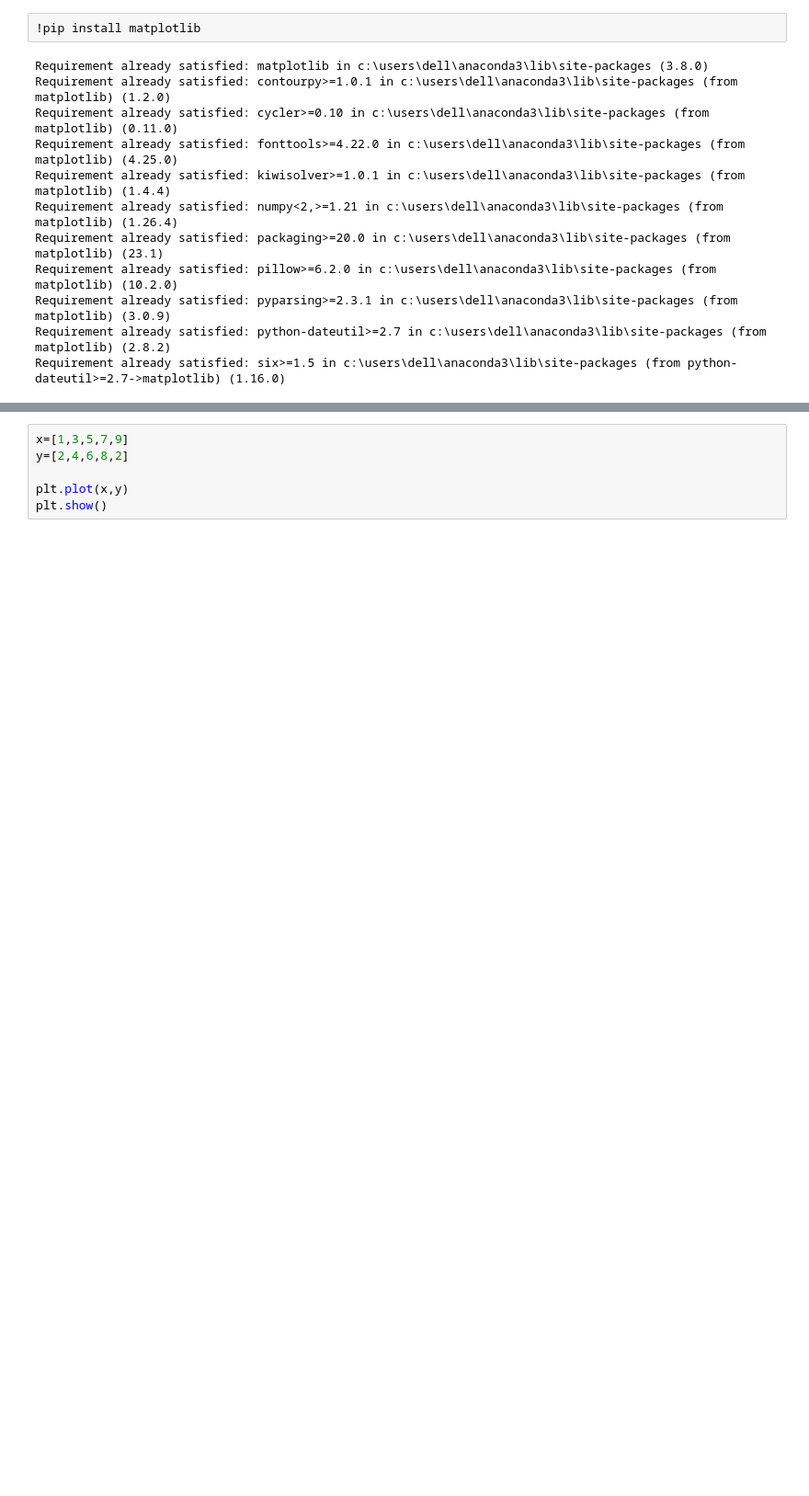
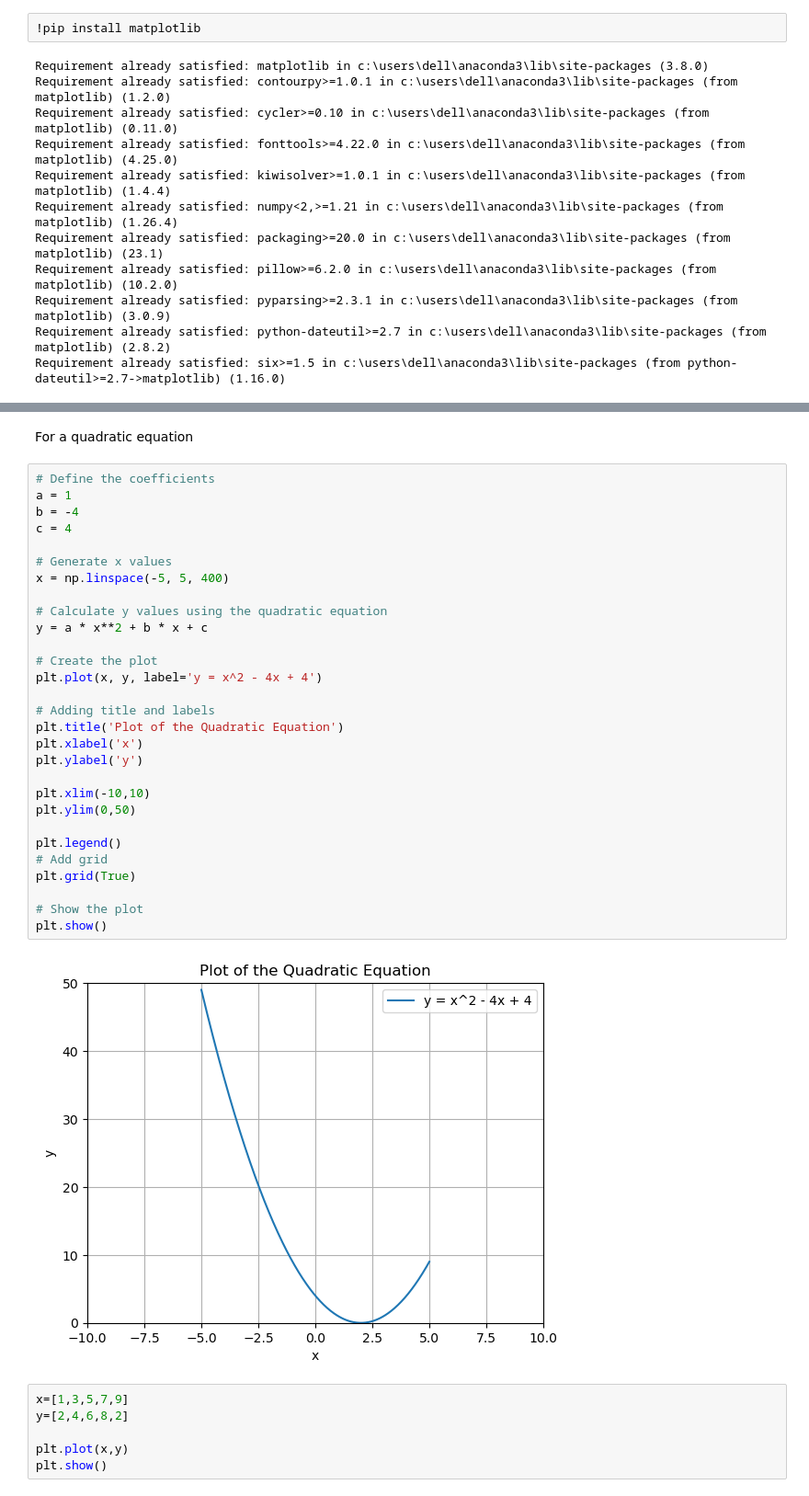
Before and after one commit to RaghuVamsi5546/Python_Libraries_Practice, a Jupyter notebook: matplotlib_practice.ipynb, the cells around one changed output, grey strips where cells are left out. Shown: that part at 92% size. Saved outputs shown, nothing was run; the diff lists cells and outputs as text; blank space fills up the shorter version.

```diff
--- a/matplotlib_practice.ipynb
+++ b/matplotlib_practice.ipynb
@@ -22,3 +66,36 @@ import pandas as pd
+# %% [markdown]
+For a quadratic equation
+# %%
+# Define the coefficients
+a = 1
+b = -4
+c = 4
+
+# Generate x values
+x = np.linspace(-5, 5, 400)
+
+# Calculate y values using the quadratic equation
+y = a * x**2 + b * x + c
+
+# Create the plot
+plt.plot(x, y, label='y = x^2 - 4x + 4')
+
+# Adding title and labels
+plt.title('Plot of the Quadratic Equation')
+plt.xlabel('x')
+plt.ylabel('y')
+
+plt.xlim(-10,10)
+plt.ylim(0,50)
+
+plt.legend()
+# Add grid
+plt.grid(True)
+
+# Show the plot
+plt.show()
+# %% [output]
+[figure, added]
 # %%
 x=[1,3,5,7,9]
 y=[2,4,6,8,2]
```
Also changed, not shown: parts of 9 cells of this notebook, 1 other file.
